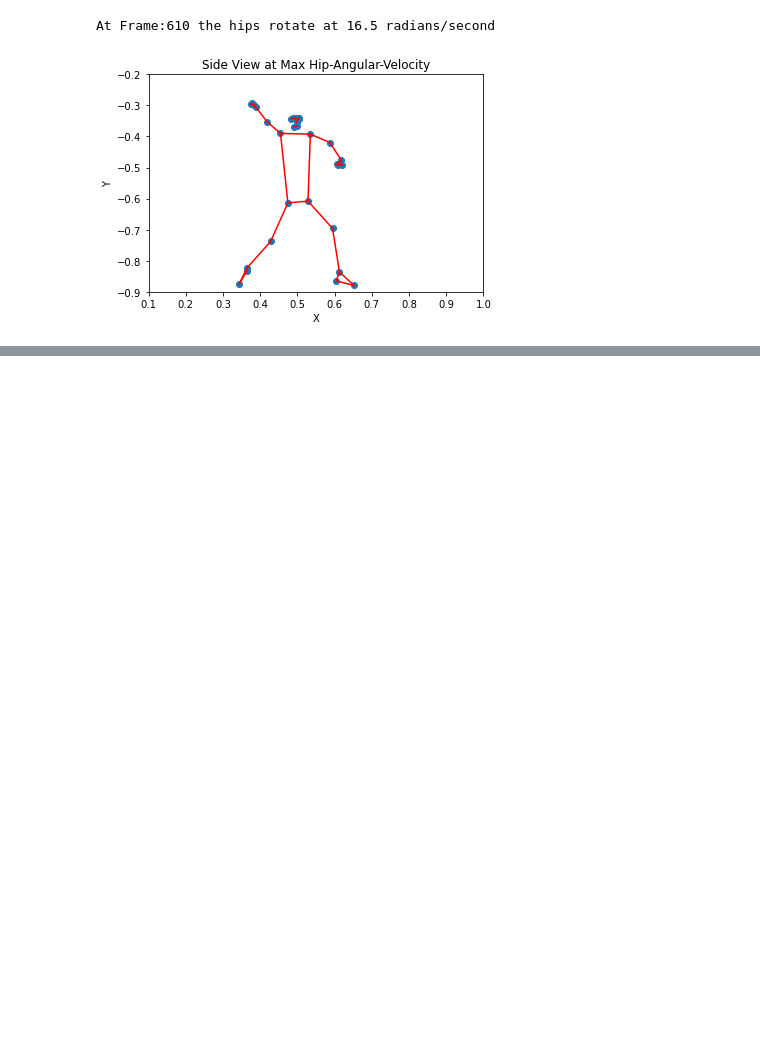
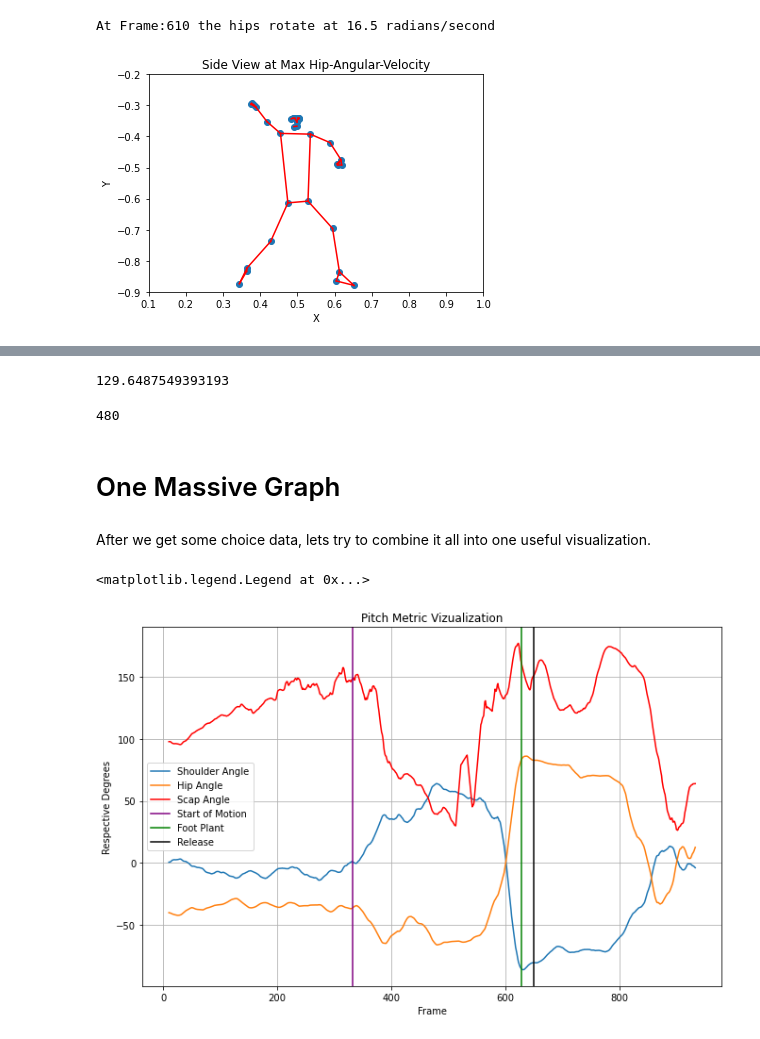
Before and after one commit to TimBrownDataSci/BioMechanics, a Jupyter notebook: PoseDetection.ipynb, the cells around one changed output, grey strips where cells are left out. Cells and saved outputs as stored; diff of their text form; code cells hidden in the pictures; blank space fills up the shorter version.

```diff
--- a/PoseDetection.ipynb
+++ b/PoseDetection.ipynb
@@ -123,7 +137,7 @@ ax = fig.add_subplot(projection='3d')
 x = []
 y = []
 z = []
-frame = 630
+frame = foot_plant
 for i in range(33):
     x.append(mocap[frame].landmark[i].x)
     y.append(mocap[frame].landmark[i].y * -1) # Flipping y to negative so the figure appears "right-side-up"
@@ -278,7 +292,7 @@ plt.grid()
 [figure]
 # %%
 d_hip_rolling = []
-for i in range(len(rolling)-1):
+for i in range(len(hip_rolling)-1):
     d_hip_rolling.append(abs(hip_rolling[i+1]-hip_rolling[i]))
 
 plt.plot(np.arange(0,len(d_hip_rolling)),d_hip_rolling)
@@ -366,0 +373,31 @@ list(diff).index(max(diff[0:600])) # Frame of greatest Hip-Shoulder Separation
+# %%
+max(diff[0:600]) # Greatest Hip SHoulder Separation
+# %% [output]
+129.6487549393193
+# %%
+list(diff).index(max(diff[0:600])) # Frame of greatest Hip-Shoulder Separation
+# %% [output]
+480
+# %% [markdown]
+# One Massive Graph
+# %% [markdown]
+After we get some choice data, lets try to combine it all into one useful visualization.
+# %%
+plt.figure(figsize=(11,7))
+plt.plot(np.arange(10,len(shoulder_rolling)-10),shoulder_rolling[10:-10], label = "Shoulder Angle")
+plt.plot(np.arange(10,len(hip_rolling)-10),hip_rolling[10:-10], label = "Hip Angle")
+plt.plot(np.arange(10,len(scap_rolling)-10),np.array(scap_rolling[10:-10]), label = 'Scap Angle', c = 'r')
+
+plt.axvline(first_motion,label = 'Start of Motion', c = 'purple')
+plt.axvline(foot_plant,label = 'Foot Plant', c = 'green')
+plt.axvline(release,label = 'Release', c = 'black')
+
+
+plt.xlabel("Frame")
+plt.ylabel("Respective Degrees")
+plt.title("Pitch Metric Vizualization")
+plt.grid()
+plt.legend()
+# %% [output]
+<matplotlib.legend.Legend at 0x...>
+[figure, added]
```
Also changed, not shown: parts of 24 cells of this notebook.
